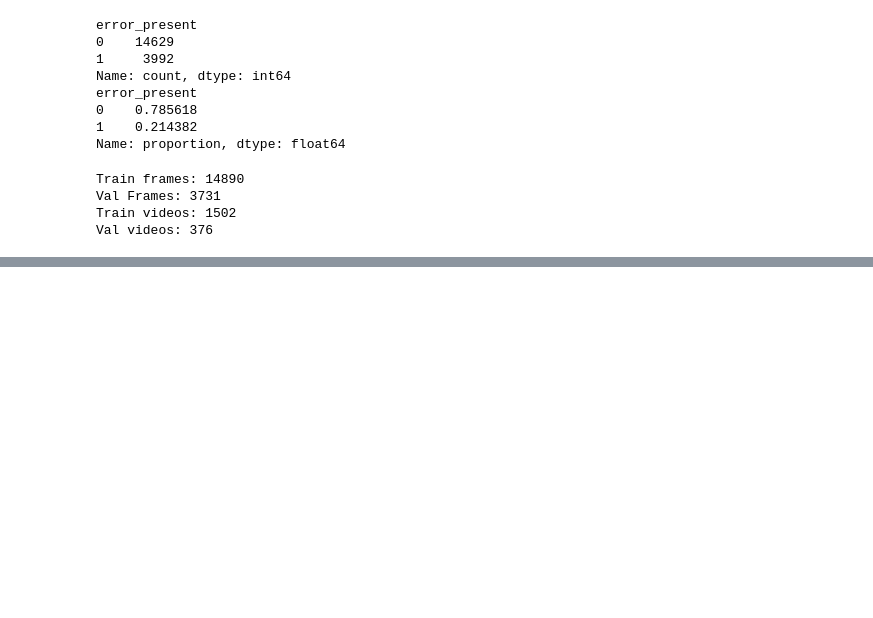
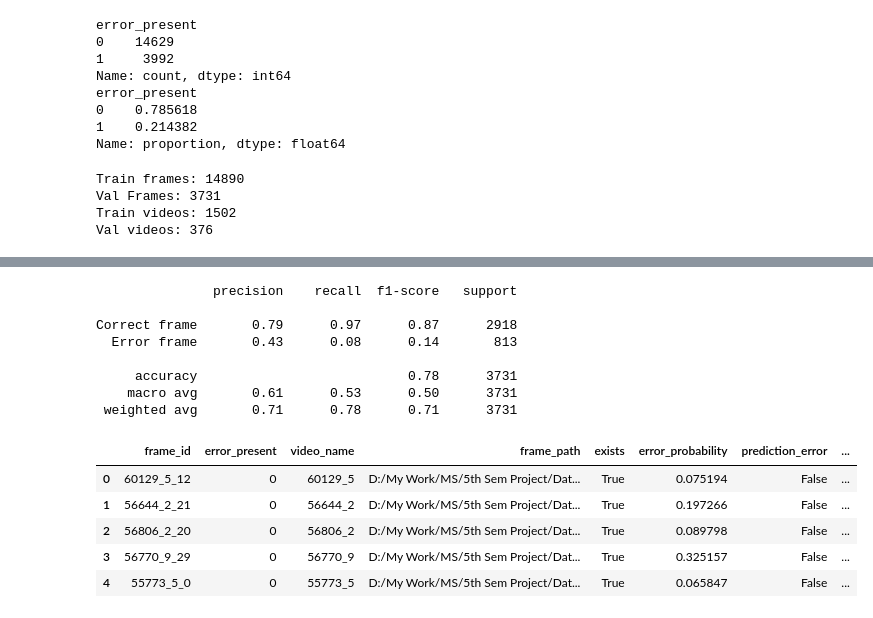
Before and after one commit to ritvik-123/298-Major-Project, a Jupyter notebook: Binary_Split.ipynb, the cells around one changed output, grey strips where cells are left out. Cells and saved outputs as stored; diff of their text form; code cells hidden in the pictures; blank space fills up the shorter version.

Commit message:
Day 2: First Training Iteration done with BRB Rows

```diff
--- a/Binary_Split.ipynb
+++ b/Binary_Split.ipynb
@@ -473,7 +485,7 @@ class FrameDataset(Dataset):
 # step 4 : Vit for preprocessing
 
 weights = ViT_B_16_Weights.IMAGENET1K_V1
-tranform = weights.transforms()
+transform = weights.transforms()
 # %%
 # step 5 : Data Loaders and Batching
 
@@ -486,12 +498,13 @@ train_loader = DataLoader(
     train_dataset,
     batch_size = BATCH_SIZE,
     shuffle = True,
-    num_workers=2
+    num_workers=0,
+    pin_memory = True
 )
 
 val_loader = DataLoader(
     val_dataset,
     batch_size = BATCH_SIZE,
     shuffle = False,
-    num_workers=2
+    num_workers=0
 )
@@ -497,0 +541,16 @@ val_loader = DataLoader(
+# %%
+# step 7: training setup
+
+device = torch.device("cuda" if torch.cuda.is_available() else "cpu")
+
+print("Using device", device)
+
+model = FrozenViTFrameClassifier().to(device)
+
+criterion = nn.BCEWithLogitsLoss()
+
+optimizer = torch.optim.AdamW(
+    model.classifier.parameters(),
+    lr = 1e-4,
+    weight_decay = 1e-4
+)
@@ -497,0 +789,31 @@ val_loader = DataLoader(
+# %%
+# final classification report and adding results back val_df/val_results
+
+print(classification_report(
+    y_true,
+    y_pred,
+    target_names=["Correct frame", "Error frame"]
+))
+
+val_results = val_df.copy()
+
+val_results["error_probability"] = y_prob
+val_results["prediction_error"] = y_pred.astype(bool)
+val_results["true_error"] = val_results["error_present"].astype(bool)
+
+val_results.head()
+# %% [output]
+               precision    recall  f1-score   support
+
+Correct frame       0.79      0.97      0.87      2918
+  Error frame       0.43      0.08      0.14       813
+
+     accuracy                           0.78      3731
+    macro avg       0.61      0.53      0.50      3731
+ weighted avg       0.71      0.78      0.71      3731
+|  | frame_id | error_present | video_name | frame_path | exists | error_probability | prediction_error | ... |
+| 0 | 60129_5_12 | 0 | 60129_5 | D:/My Work/MS/5th Sem Project/Dat... | True | 0.075194 | False | ... |
+| 1 | 56644_2_21 | 0 | 56644_2 | D:/My Work/MS/5th Sem Project/Dat... | True | 0.197266 | False | ... |
+| 2 | 56806_2_20 | 0 | 56806_2 | D:/My Work/MS/5th Sem Project/Dat... | True | 0.089798 | False | ... |
+| 3 | 56770_9_29 | 0 | 56770_9 | D:/My Work/MS/5th Sem Project/Dat... | True | 0.325157 | False | ... |
+| 4 | 55773_5_0 | 0 | 55773_5 | D:/My Work/MS/5th Sem Project/Dat... | True | 0.065847 | False | ... |
```
Also changed, not shown: parts of 22 cells of this notebook.
